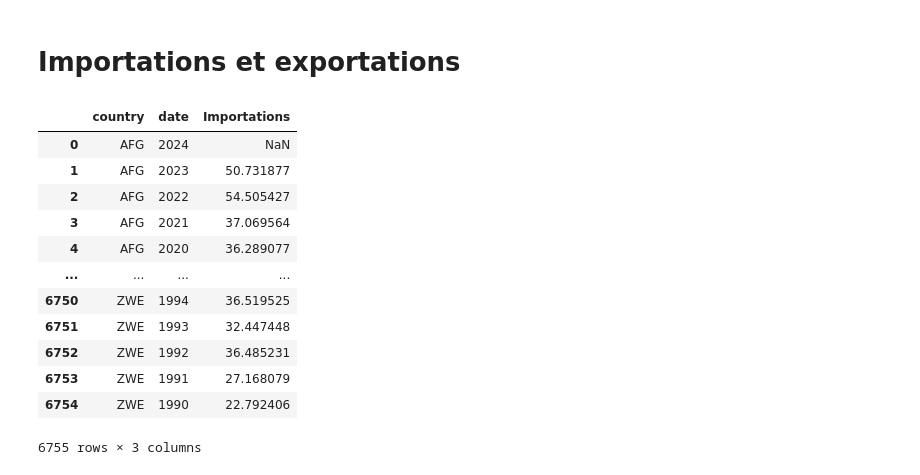
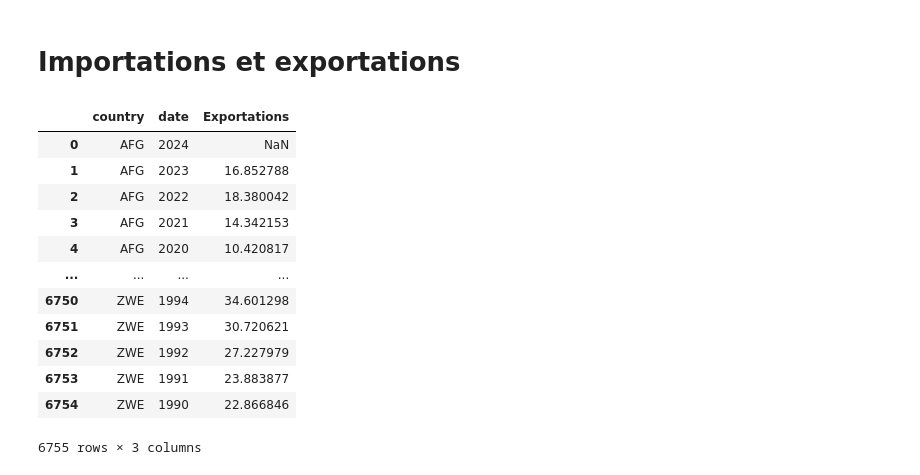
Before and after one commit to nile2304/Data-Science-Project-ENSAE, a Jupyter notebook: main.ipynb, the cells around one changed output. Drawn from its saved outputs; the diff is of its cells as text; code cells hidden in the pictures.

Commit message:
cleaned the import/export data

```diff
--- a/main.ipynb
+++ b/main.ipynb
@@ -411,29 +407,30 @@ responseTime_data
 # %%
 wb = dc.WorldBankData()
 
 # Récupérer le PIB réel pour tous les pays du monde entre 1900 et 2024
 liste_pays = codesISO_data["ISO-3"].tolist()
 importations_data = wb.get_indicator("Importations", liste_pays, start=1990, end=2024)
 exportations_data = wb.get_indicator("Exportations", liste_pays, start=1990, end=2024)
 
 # Remplacer les noms des pays par leurs codes ISO dans les deux datasets
 importations_data["country"] = importations_data['country'].apply(lambda x: matching_dictionnary[x] if x in matching_dictionnary.keys() else x)
 exportations_data["country"] = exportations_data['country'].apply(lambda x: matching_dictionnary[x] if x in matching_dictionnary.keys() else x)
 
 importations_data
+exportations_data
 # %% [output]
-|  | country | date | Importations |
+|  | country | date | Exportations |
 | 0 | AFG | 2024 | NaN |
-| 1 | AFG | 2023 | 50.731877 |
-| 2 | AFG | 2022 | 54.505427 |
-| 3 | AFG | 2021 | 37.069564 |
-| 4 | AFG | 2020 | 36.289077 |
+| 1 | AFG | 2023 | 16.852788 |
+| 2 | AFG | 2022 | 18.380042 |
+| 3 | AFG | 2021 | 14.342153 |
+| 4 | AFG | 2020 | 10.420817 |
 | ... | ... | ... | ... |
-| 6750 | ZWE | 1994 | 36.519525 |
-| 6751 | ZWE | 1993 | 32.447448 |
-| 6752 | ZWE | 1992 | 36.485231 |
-| 6753 | ZWE | 1991 | 27.168079 |
-| 6754 | ZWE | 1990 | 22.792406 |
+| 6750 | ZWE | 1994 | 34.601298 |
+| 6751 | ZWE | 1993 | 30.720621 |
+| 6752 | ZWE | 1992 | 27.227979 |
+| 6753 | ZWE | 1991 | 23.883877 |
+| 6754 | ZWE | 1990 | 22.866846 |
 6755 rows × 3 columns
 # %%
 exportations_data
```
Also changed, not shown: parts of 26 cells of this notebook, 2 other files.
